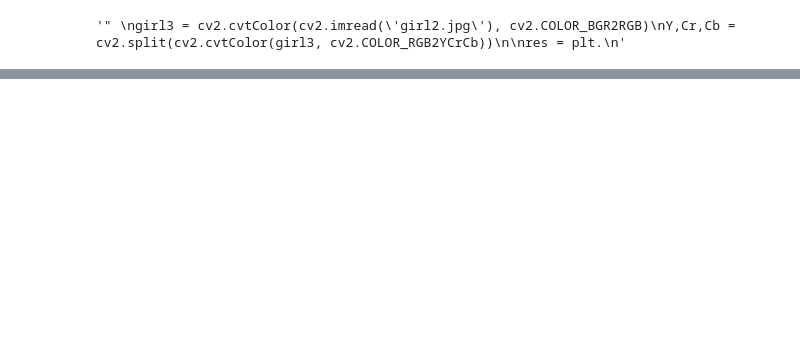
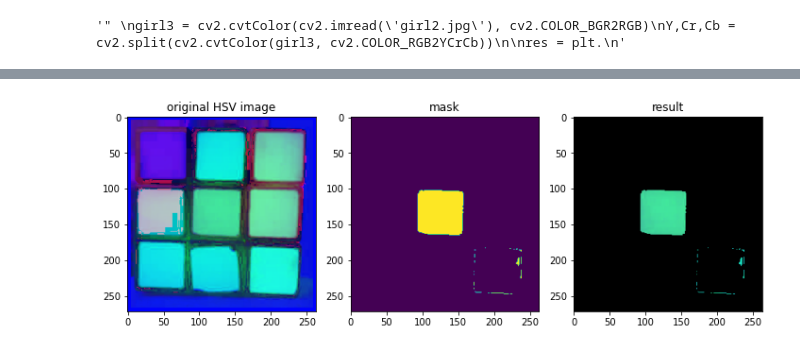
Before and after one commit to kavin-du/Color-Spaces-Transform, a Jupyter notebook: e16057.ipynb, the cells around one changed output, grey strips where cells are left out. Saved outputs shown, nothing was run; the diff lists cells and outputs as text; code cells hidden in the pictures; blank space fills up the shorter version.

```diff
--- a/e16057.ipynb
+++ b/e16057.ipynb
@@ -84,0 +91,15 @@ if __name__ == '__main__':
+# %%
+    ### segmentation in HSV space ###
+
+    # read the image in HSV color mode
+    rubic_hsv = cv2.cvtColor(cv2.imread('rubic.png'), cv2.COLOR_BGR2HSV)
+
+    minhsv = np.array([25,189,118], dtype='uint8') # define minimum color value for green
+    maxhsv = np.array([95,255,198], dtype='uint8') # define max color value for green
+    mask = cv2.inRange(rubic_hsv, minhsv, maxhsv) # create the mask between color range
+
+    # get the result
+    result = cv2.bitwise_and(rubic_hsv, rubic_hsv, mask=mask)
+    showImages([rubic_hsv, mask, result],['original HSV image', 'mask', 'result'])
+# %% [output]
+[figure, added]
```
Also changed, not shown: parts of 3 cells of this notebook, 2 other files.
